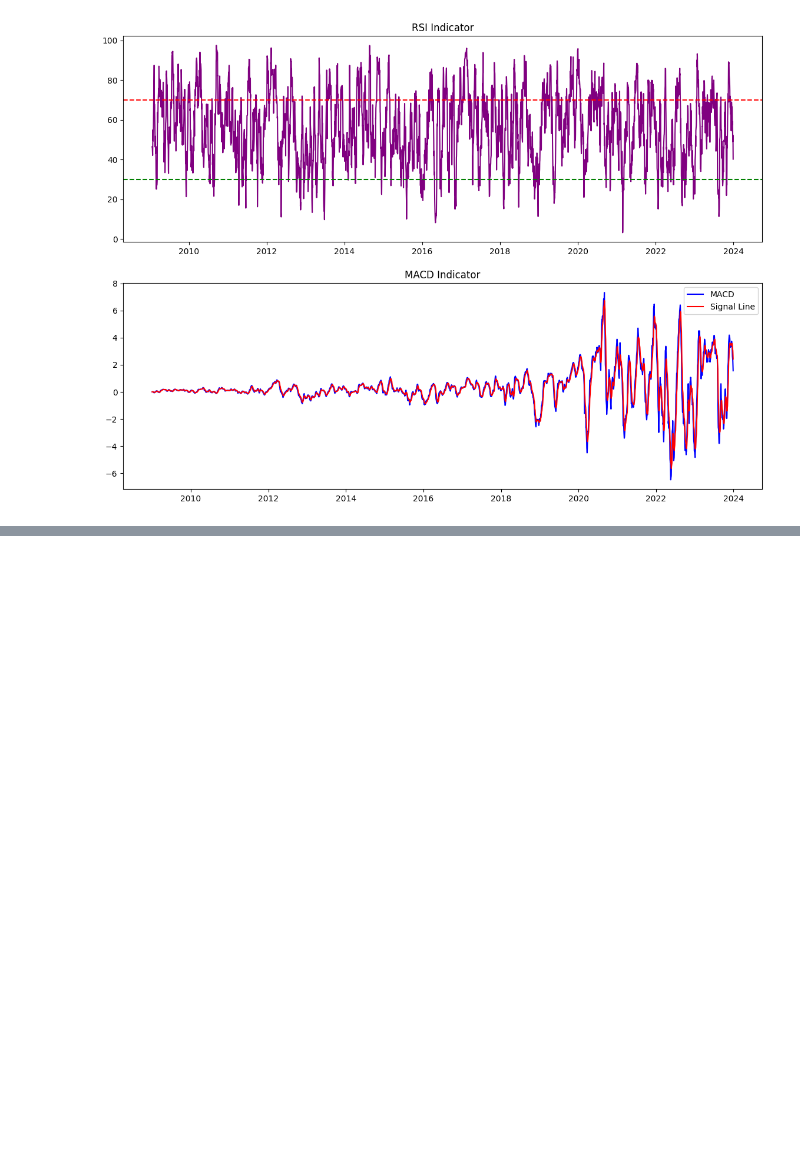
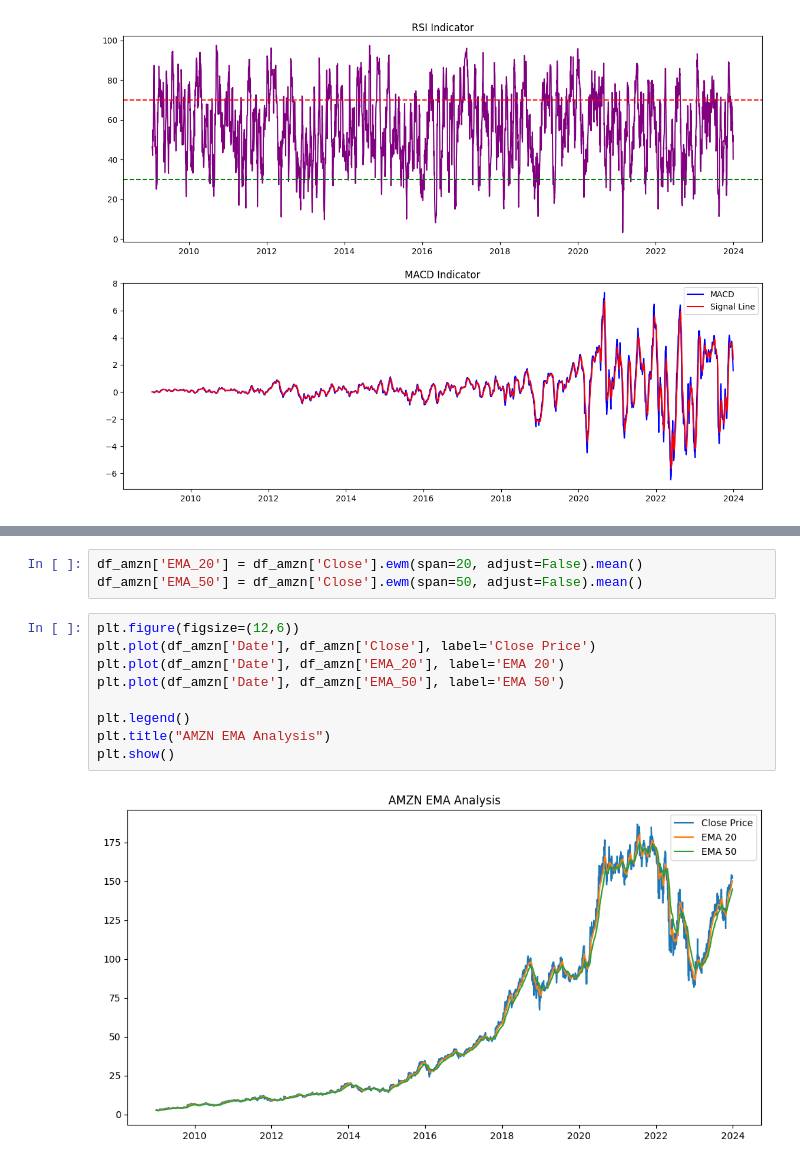
Before and after one commit to hawaebrahimhamid-png/news-sentiment-analysis, a Jupyter notebook: notebooks/task2_stock_analysis.ipynb, the cells around one changed output, grey strips where cells are left out. Saved outputs shown, nothing was run; the diff lists cells and outputs as text; blank space fills up the shorter version.

```diff
--- a/notebooks/task2_stock_analysis.ipynb
+++ b/notebooks/task2_stock_analysis.ipynb
@@ -282,0 +348,14 @@ plt.show()
+# %%
+df_amzn['EMA_20'] = df_amzn['Close'].ewm(span=20, adjust=False).mean()
+df_amzn['EMA_50'] = df_amzn['Close'].ewm(span=50, adjust=False).mean()
+# %%
+plt.figure(figsize=(12,6))
+plt.plot(df_amzn['Date'], df_amzn['Close'], label='Close Price')
+plt.plot(df_amzn['Date'], df_amzn['EMA_20'], label='EMA 20')
+plt.plot(df_amzn['Date'], df_amzn['EMA_50'], label='EMA 50')
+
+plt.legend()
+plt.title("AMZN EMA Analysis")
+plt.show()
+# %% [output]
+[figure, added]
```
Also changed, not shown: parts of 25 cells of this notebook.
